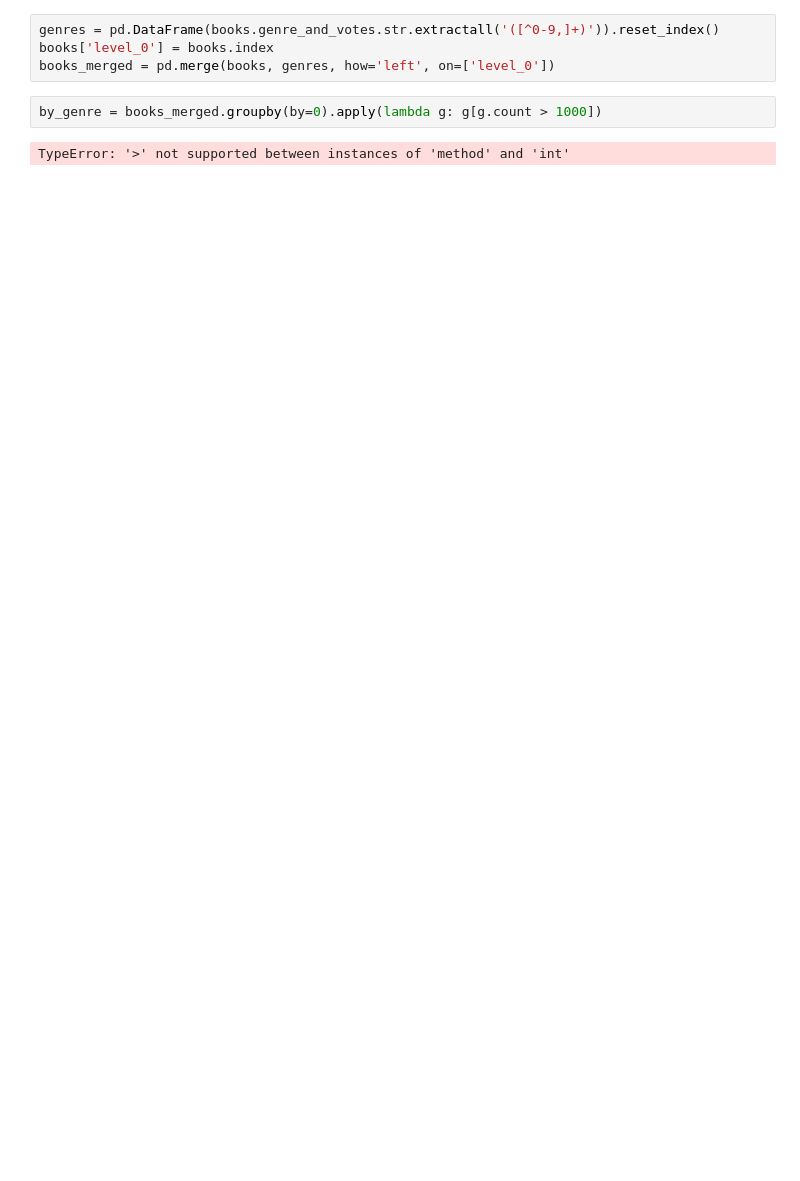
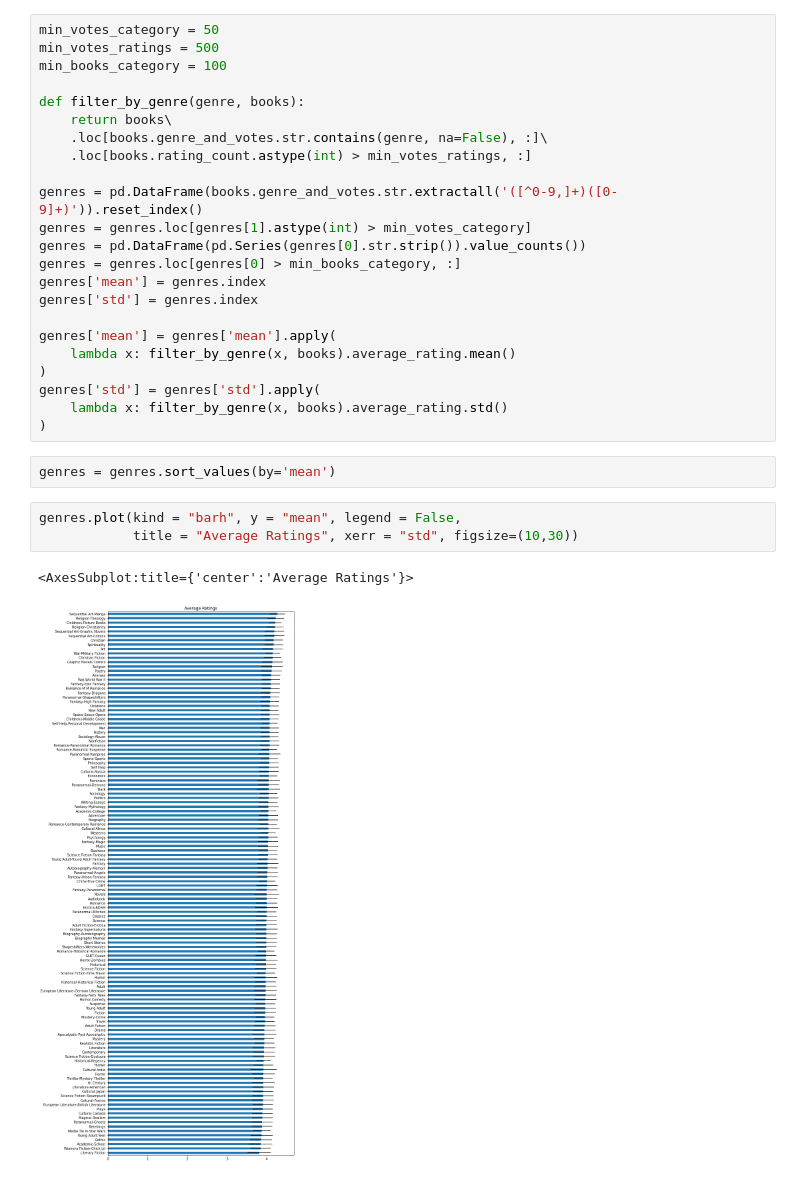
Before and after one commit to sandropaganotti/machine-learning-exercises, a Jupyter notebook: Books, Ratings and Generes.ipynb, the cells around one changed output. Drawn from its saved outputs; the diff is of its cells as text; blank space fills up the shorter version.

Commit message:
Books Genre v1

```diff
--- a/Books, Ratings and Generes.ipynb
+++ b/Books, Ratings and Generes.ipynb
@@ -28,8 +18,31 @@ memory usage: 12.3+ MB
-# %%
-genres = pd.DataFrame(books.genre_and_votes.str.extractall('([^0-9,]+)')).reset_index()
-books['level_0'] = books.index
-books_merged = pd.merge(books, genres, how='left', on=['level_0'])
-# %%
-by_genre = books_merged.groupby(by=0).apply(lambda g: g[g.count > 1000])
-# %% [output]
-TypeError: '>' not supported between instances of 'method' and 'int'
+# %%
+min_votes_category = 50
+min_votes_ratings = 500
+min_books_category = 100
+
+def filter_by_genre(genre, books):
+    return books\
+    .loc[books.genre_and_votes.str.contains(genre, na=False), :]\
+    .loc[books.rating_count.astype(int) > min_votes_ratings, :]
+
+genres = pd.DataFrame(books.genre_and_votes.str.extractall('([^0-9,]+)([0-9]+)')).reset_index()
+genres = genres.loc[genres[1].astype(int) > min_votes_category]
+genres = pd.DataFrame(pd.Series(genres[0].str.strip()).value_counts())
+genres = genres.loc[genres[0] > min_books_category, :]
+genres['mean'] = genres.index
+genres['std'] = genres.index
+
+genres['mean'] = genres['mean'].apply(
+    lambda x: filter_by_genre(x, books).average_rating.mean()
+)
+genres['std'] = genres['std'].apply(
+    lambda x: filter_by_genre(x, books).average_rating.std()
+)
+# %%
+genres = genres.sort_values(by='mean')
+# %%
+genres.plot(kind = "barh", y = "mean", legend = False,
+            title = "Average Ratings", xerr = "std", figsize=(10,30))
+# %% [output]
+<AxesSubplot:title={'center':'Average Ratings'}>
+[figure, added]
```
Also changed, not shown: parts of 1 cell of this notebook, 1 other file.
